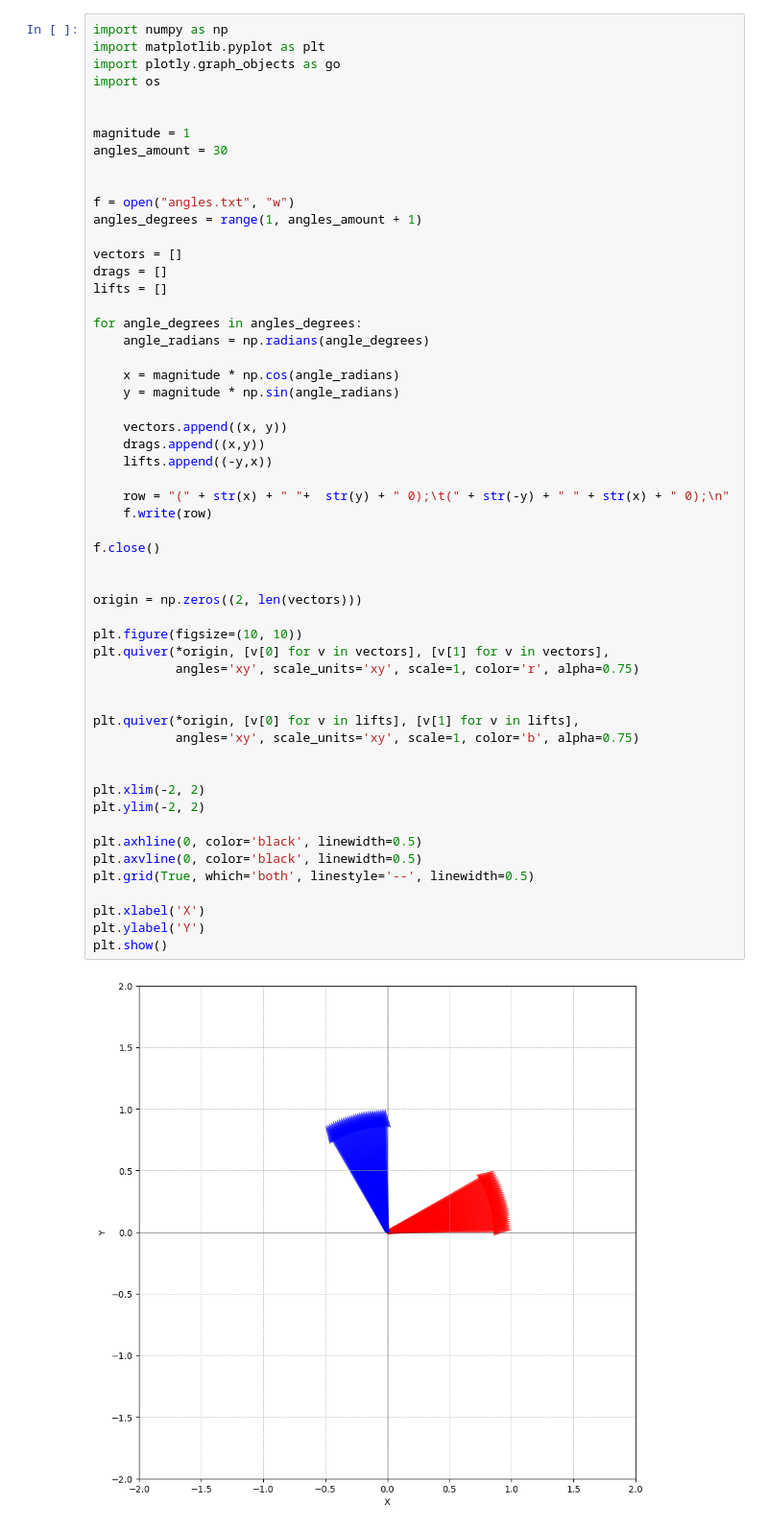
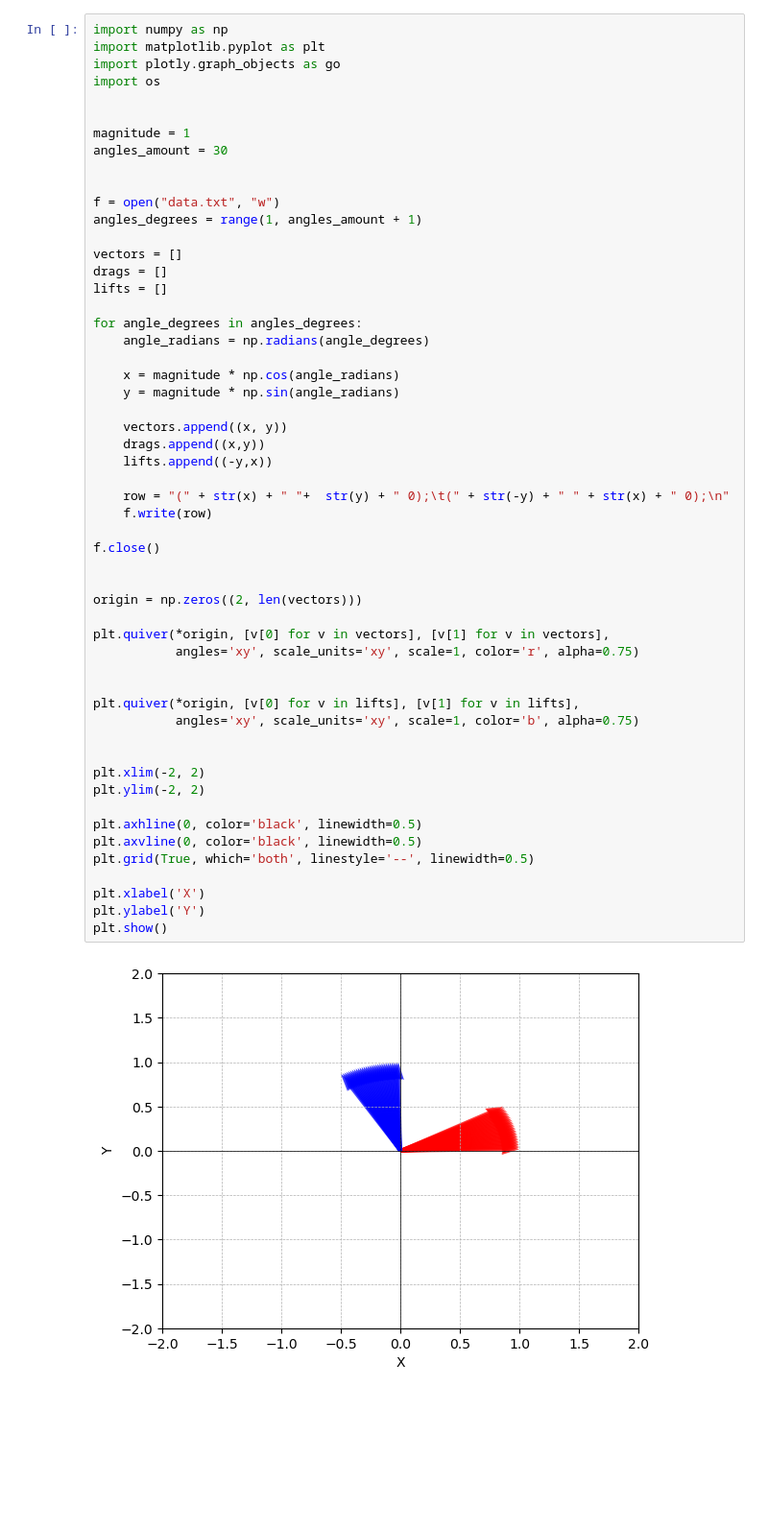
Before and after one commit to SanyaKor/airfoil_openfoam, a Jupyter notebook: unit_testing.ipynb, the cells around one changed output. Shown: that part at 96% size. Cells and saved outputs as stored; diff of their text form; blank space fills up the shorter version.

Commit message:
added function to average cl and cd, and some plot stuff

```diff
--- a/unit_testing.ipynb
+++ b/unit_testing.ipynb
@@ -9,7 +9,7 @@ magnitude = 1
 angles_amount = 30
 
 
-f = open("angles.txt", "w")
+f = open("data.txt", "w")
 angles_degrees = range(1, angles_amount + 1)
 
 vectors = []
@@ -26,33 +26,32 @@ for angle_degrees in angles_degrees:
     drags.append((x,y))
     lifts.append((-y,x))
 
     row = "(" + str(x) + " "+  str(y) + " 0);\t(" + str(-y) + " " + str(x) + " 0);\n"
     f.write(row)
 
 f.close()
 
 
 origin = np.zeros((2, len(vectors)))
 
-plt.figure(figsize=(10, 10))
 plt.quiver(*origin, [v[0] for v in vectors], [v[1] for v in vectors],
            angles='xy', scale_units='xy', scale=1, color='r', alpha=0.75)
 
 
 plt.quiver(*origin, [v[0] for v in lifts], [v[1] for v in lifts],
            angles='xy', scale_units='xy', scale=1, color='b', alpha=0.75)
 
 
 plt.xlim(-2, 2)
 plt.ylim(-2, 2)
 
 plt.axhline(0, color='black', linewidth=0.5)
 plt.axvline(0, color='black', linewidth=0.5)
 plt.grid(True, which='both', linestyle='--', linewidth=0.5)
 
 plt.xlabel('X')
 plt.ylabel('Y')
 plt.show()
 # %% [output]
-[figure, old version]
+[figure, new version]
 # %%
```
Also changed, not shown: parts of 4 cells of this notebook, 2 other files.
